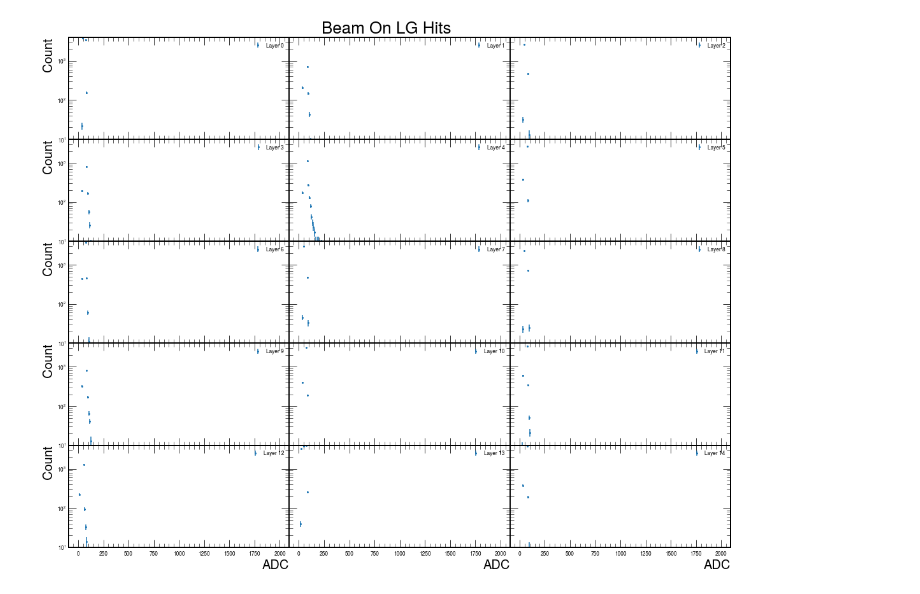
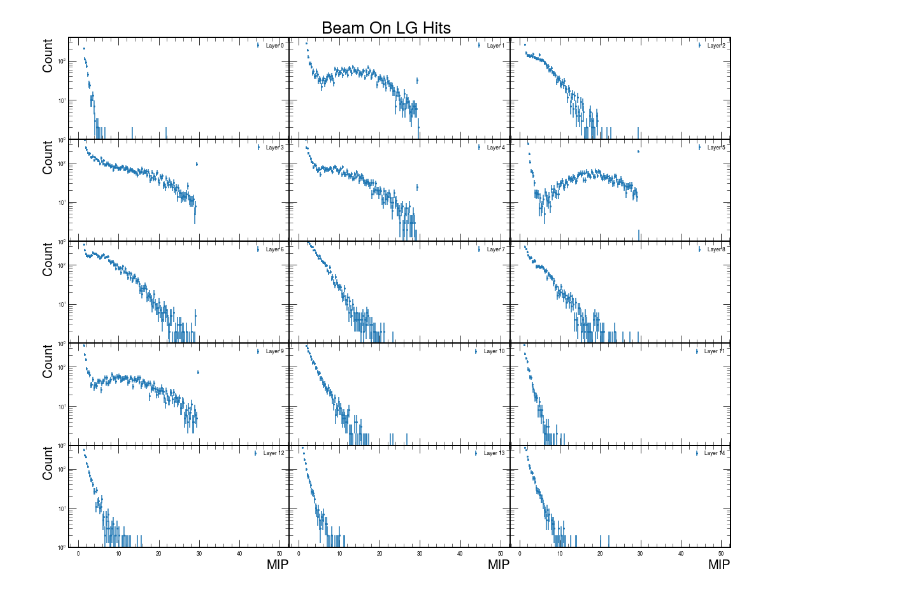
Before and after one commit to SeanBP/genIII_prototype_analysis, a Jupyter notebook: Layer_Analysis.ipynb, the cells around one changed output. Cells and saved outputs as stored; diff of their text form; code cells hidden in the pictures.

```diff
--- a/Layer_Analysis.ipynb
+++ b/Layer_Analysis.ipynb
@@ -12,18 +12,15 @@ plt.rcParams['savefig.facecolor'] = 'white'
 plt.rcParams['savefig.bbox'] = 'tight'
 hep.style.use(hep.style.CMS)
 # %%
-with open("run2.pkl", 'rb') as file:
+with open("HG63LG63BeamCal2.pkl", 'rb') as file:
     # Load the data from the pickle file
     din = pickle.load(file)
+
 with open("geometry.pkl", 'rb') as file:
         geometry = pickle.load(file)
 # %%
 def get_chIDs_by_layer(df, layer_number):
-    ch_ids = []
-    for ch_str in df[df['Layer'] == layer_number]['Ch#']:
-        CAEN, ch = map(int, ch_str.split('-'))
-        ch_id = ch + (64 * (CAEN - 1))
-        ch_ids.append(ch_id)
+    ch_ids = df[df['Layer'] == layer_number]['Ch#'].nsmallest(25).tolist()
     return ch_ids
 # %%
 def get_LG_array_by_layer(geometry, din):
@@ -42,7 +39,7 @@ def get_LG_array_by_layer(geometry, din):
 # %%
 layer_arrays = get_LG_array_by_layer(geometry, din)
 # %%
-def plot_layer_histograms(layer_arrays, bins=200, range_=(0, 5000)):
+def plot_layer_histograms(layer_arrays, bins=200, range_=(0, 500)):
     fig, axes = plt.subplots(5, 3, figsize=(15, 12), sharex=True, sharey=True)
     axes = axes.flatten()
 
@@ -57,10 +54,10 @@ def plot_layer_histograms(layer_arrays, bins=200, range_=(0, 5000)):
         #axes[i].set_title(f'Layer {i}')
         axes[i].legend()
         axes[i].set_yscale("log")
-        axes[i].set_ylim(10,4000)
+        axes[i].set_ylim(1,400)
 
     for ax in axes[-5:]:  # Bottom row (x-axis label)
-        ax.set_xlabel("ADC", fontsize=20)
+        ax.set_xlabel("MIP", fontsize=20)
 
     for ax in axes[::3]:  # Left column (y-axis label)
         ax.set_ylabel("Count", fontsize=20)
@@ -71,9 +68,9 @@ def plot_layer_histograms(layer_arrays, bins=200, range_=(0, 5000)):
     plt.subplots_adjust(wspace=0, hspace=0)
     plt.show()
 # %%
-plot_layer_histograms(layer_arrays, bins=200, range_=(0, 2000))
+plot_layer_histograms(layer_arrays, bins=200, range_=(0, 50))
 # %% [output]
-[figure, old version]
+[figure, new version]
 # %%
 def plot_channel_histograms_by_layer(geometry, din, layer, bins=200, range_=(0, 5000)):
     ch_ids = get_chIDs_by_layer(geometry, layer)
```
Also changed, not shown: parts of 2 cells of this notebook, 23 other files.
